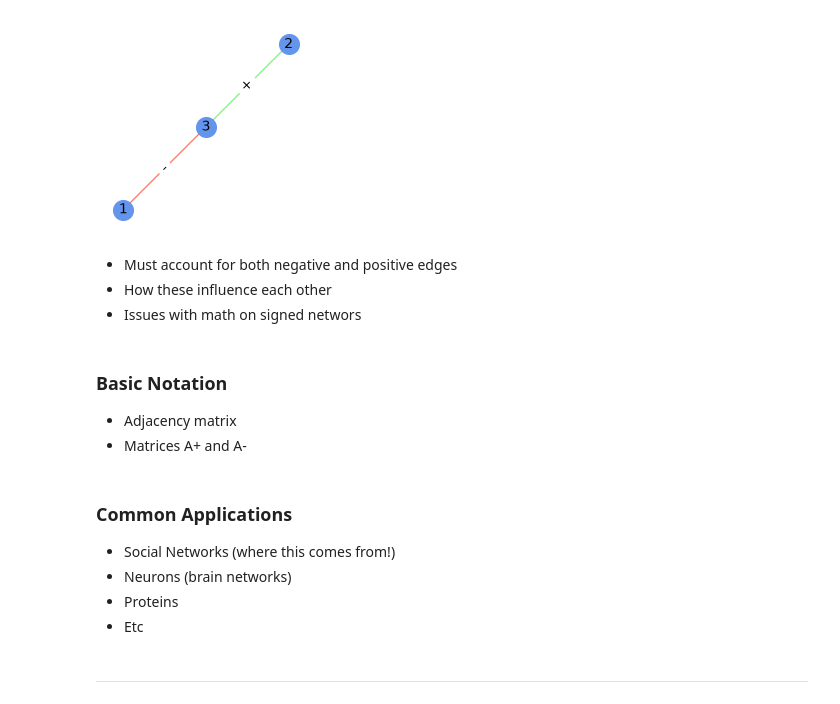
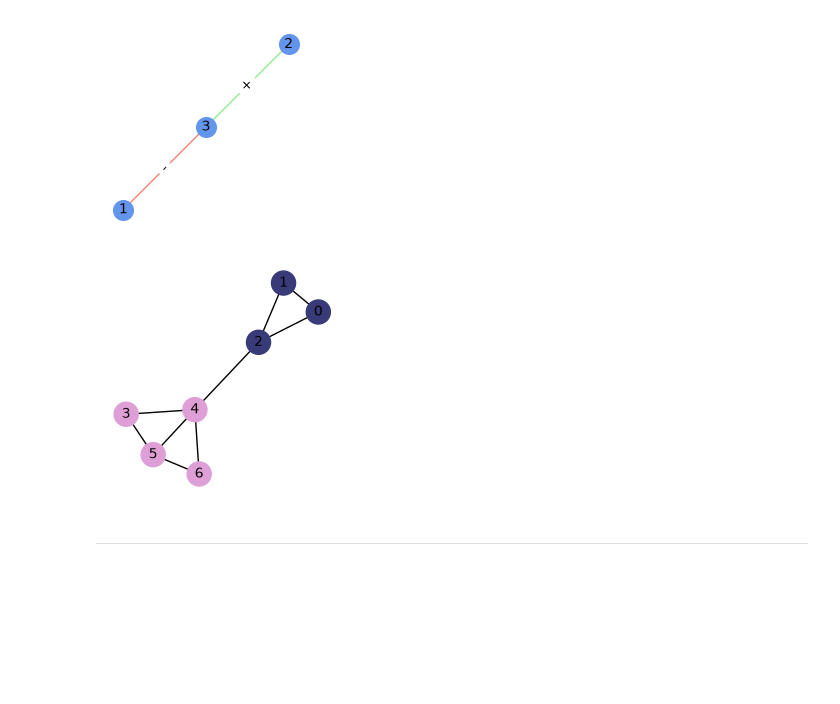
Before and after one commit to gilbertcasey2/nets7052_fa26, a Jupyter notebook: final_project/generate_images.ipynb, the cells around one changed output. Saved outputs shown, nothing was run; the diff lists cells and outputs as text; code cells hidden in the pictures; blank space fills up the shorter version.

```diff
--- a/final_project/generate_images.ipynb
+++ b/final_project/generate_images.ipynb
@@ -275,20 +220,49 @@ plt.savefig('distance.png', transparent=True)
 plt.show()
 # %% [output]
 [figure]
-# %% [markdown]
-- Must account for both negative and positive edges
-- How these influence each other
-- Issues with math on signed networs
-# %% [markdown]
-### Basic Notation
-
-- Adjacency matrix
-- Matrices A+ and A-
-# %% [markdown]
-### Common Applications
-- Social Networks (where this comes from!)
-- Neurons (brain networks)
-- Proteins
-- Etc
+# %%
+fig, ax = plt.subplots(1, 1, figsize=(3, 3), dpi=100)
+
+G = nx.Graph()
+G.add_nodes_from([0, 1, 2, 3, 4, 5])
+signed_edges = [
+    (0, 1),
+    (0, 2),
+    (1, 2),
+    (5, 3),
+    (3, 4),
+    (4, 5),
+    (4, 2),
+    (5, 6),
+    (4, 5),
+    (4, 6),
+]
+G.add_edges_from(signed_edges)
+
+# louvain_communities returns a list of sets -- convert to {node: community_id}
+communities_list = nx.community.louvain_communities(G)
+partition = {}
+for i, comm in enumerate(communities_list):
+    for node in comm:
+        partition[node] = i
+
+colors_sns = plt.cm.tab20b(np.linspace(0, 1, len(communities_list)))
+colors_nodes = [colors_sns[partition[node]] for node in G.nodes()]
+
+pos = nx.spring_layout(G)
+
+nx.draw(
+    G,
+    with_labels=True,
+    node_color=colors_nodes,
+    edge_color="black",
+    node_size=300,
+    font_size=10,
+    pos=pos,
+    ax=ax
+)
+plt.show()
+# %% [output]
+[figure, added]
 # %% [markdown]
 ------------
```
Also changed, not shown: parts of 26 cells of this notebook, 1 other file.
